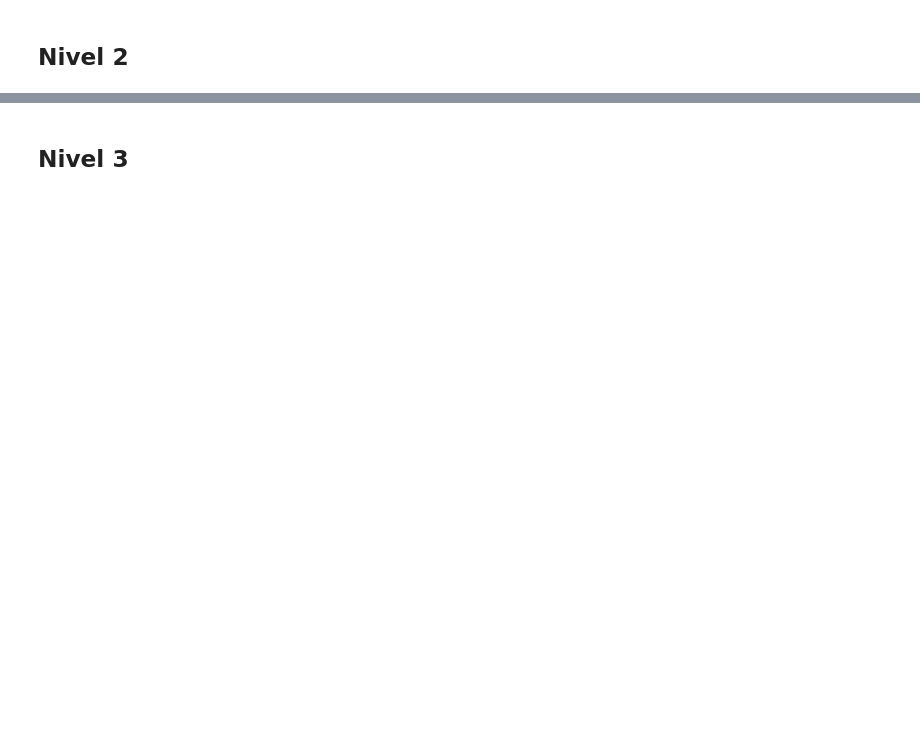
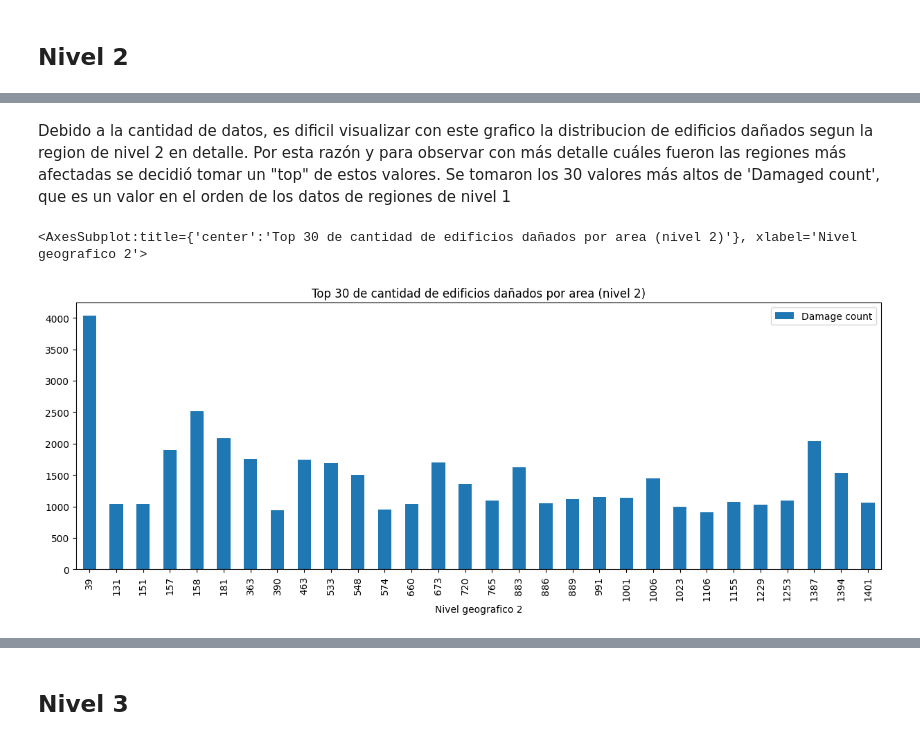
Before and after one commit to Noenf/Datos-1C2021, a Jupyter notebook: TP1/Analisis Region.ipynb, the cells around one changed output, grey strips where cells are left out. Saved outputs shown, nothing was run; the diff lists cells and outputs as text; code cells hidden in the pictures; blank space fills up the shorter version.

```diff
--- a/TP1/Analisis Region.ipynb
+++ b/TP1/Analisis Region.ipynb
@@ -65 +85,13 @@ cant_regiones_level_2.plot(kind='area', figsize=(15,5),xlabel = "Nivel geografic
+# %% [markdown]
+Debido a la cantidad de datos, es dificil visualizar con este grafico la distribucion de edificios dañados
+segun la region de nivel 2 en detalle. Por esta razón y para observar con más detalle cuáles fueron las regiones más afectadas
+se decidió tomar un "top" de estos valores. Se tomaron los 30 valores más altos de 'Damaged count', que es un valor
+en el orden de los datos de regiones de nivel 1
+# %%
+damage_count_level_2_top_30 = damage_count_level_2.sort_values('Damage count', ascending=False).head(30).sort_index()
+damage_count_level_2_top_30.plot(kind='bar', figsize=(15,5),
+                                  xlabel="Nivel geografico 2", title="Top 30 de cantidad de edificios dañados por area (nivel 2)")
+# %% [output]
+<AxesSubplot:title={'center':'Top 30 de cantidad de edificios dañados por area (nivel 2)'}, xlabel='Nivel geografico 2'>
+[figure, added]
 # %%
```
Also changed, not shown: parts of 27 cells of this notebook.
